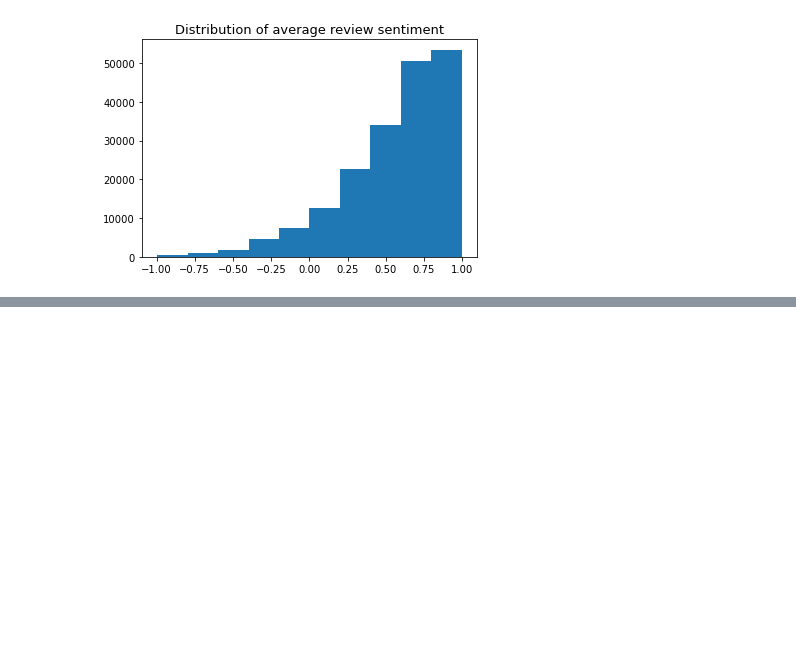
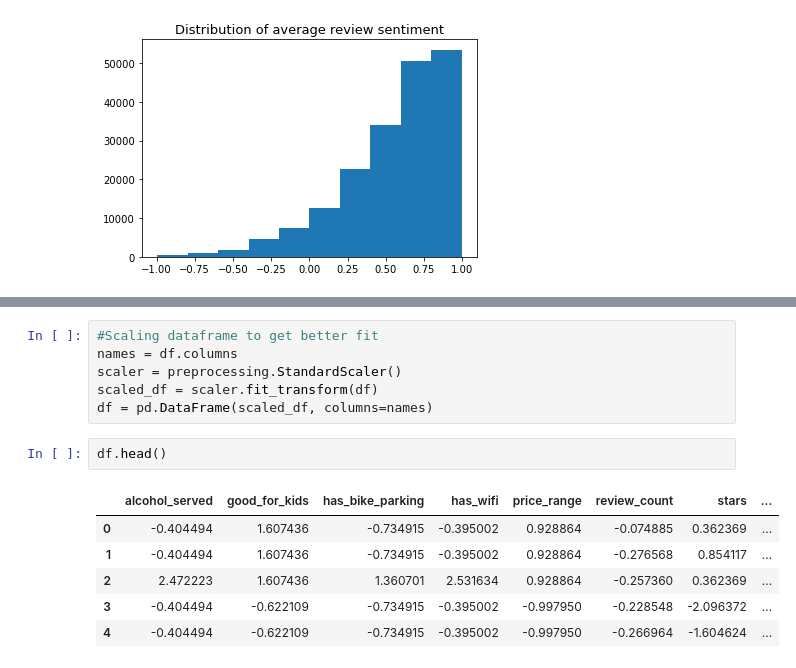
Before and after one commit to Noorahaapa/Yelprestaurantratings, a Jupyter notebook: Yelpratings.ipynb, the cells around one changed output, grey strips where cells are left out. Saved outputs shown, nothing was run; the diff lists cells and outputs as text; blank space fills up the shorter version.

```diff
--- a/Yelpratings.ipynb
+++ b/Yelpratings.ipynb
@@ -426,0 +534,15 @@ With the features in scope of the excercise the model with all the features minu
+# %%
+#Scaling dataframe to get better fit
+names = df.columns
+scaler = preprocessing.StandardScaler()
+scaled_df = scaler.fit_transform(df)
+df = pd.DataFrame(scaled_df, columns=names)
+# %%
+df.head()
+# %% [output]
+|  | alcohol_served | good_for_kids | has_bike_parking | has_wifi | price_range | review_count | stars | ... |
+| 0 | -0.404494 | 1.607436 | -0.734915 | -0.395002 | 0.928864 | -0.074885 | 0.362369 | ... |
+| 1 | -0.404494 | 1.607436 | -0.734915 | -0.395002 | 0.928864 | -0.276568 | 0.854117 | ... |
+| 2 | 2.472223 | 1.607436 | 1.360701 | 2.531634 | 0.928864 | -0.257360 | 0.362369 | ... |
+| 3 | -0.404494 | -0.622109 | -0.734915 | -0.395002 | -0.997950 | -0.228548 | -2.096372 | ... |
+| 4 | -0.404494 | -0.622109 | -0.734915 | -0.395002 | -0.997950 | -0.266964 | -1.604624 | ... |
```
Also changed, not shown: parts of 19 cells of this notebook.
